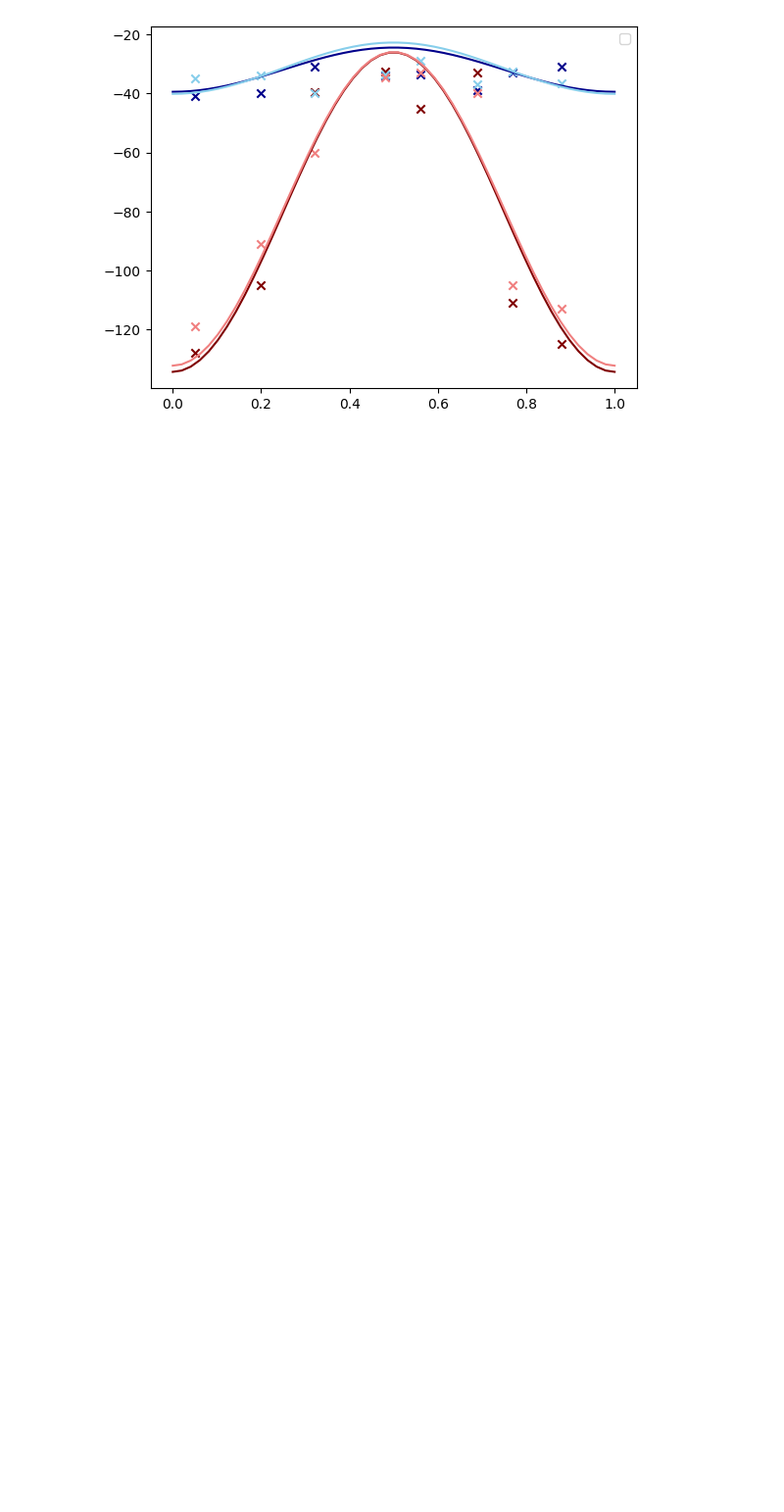
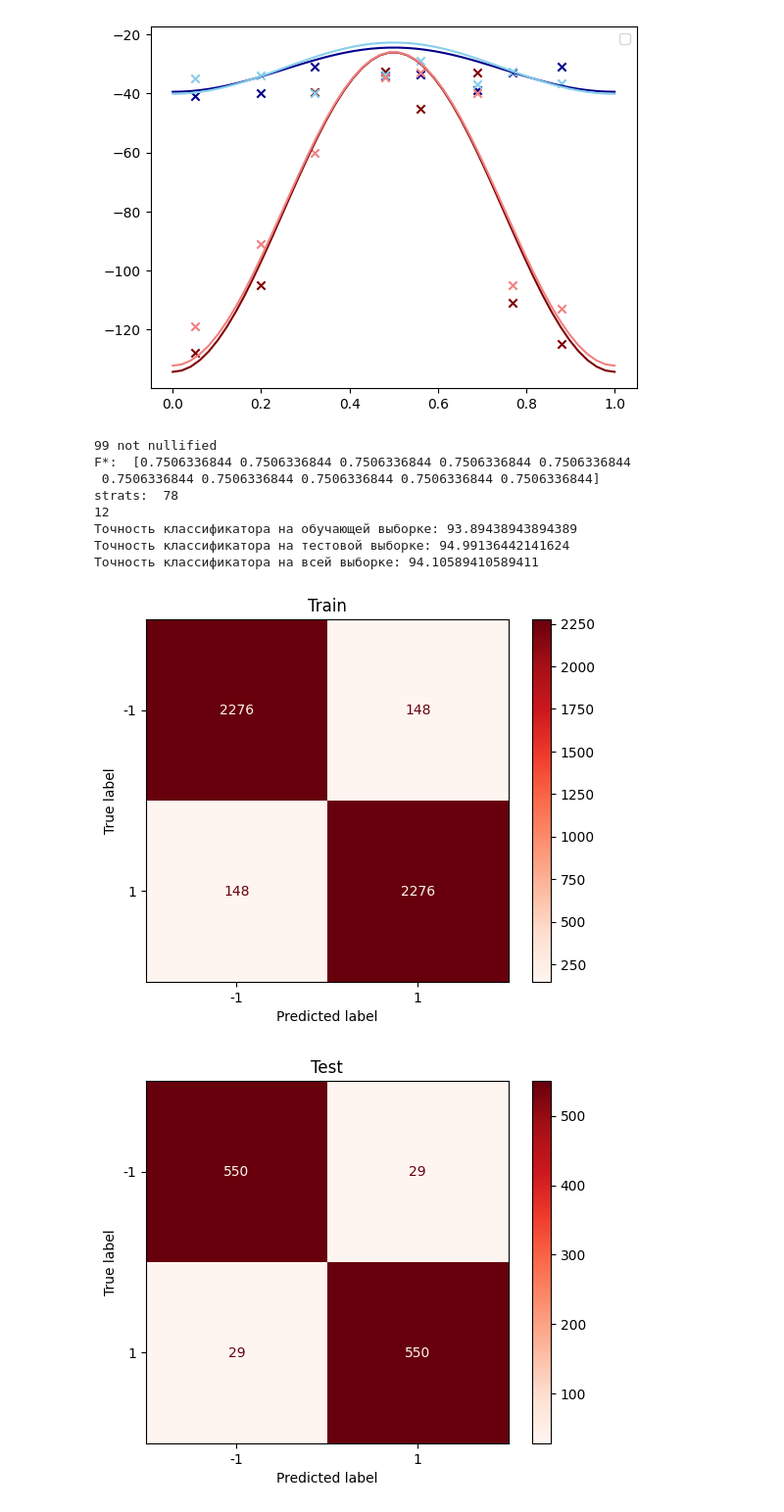
Before and after one commit to Recefi/predator-prey_model, a Jupyter notebook: report.ipynb, the cells around one changed output. Shown at 98% size. Saved outputs shown, nothing was run; the diff lists cells and outputs as text; code cells hidden in the pictures; blank space fills up the shorter version.

```diff
--- a/report.ipynb
+++ b/report.ipynb
@@ -189,3 +190,64 @@ gui.stratSins(-31.9, -7.5, -80.2, -54.2, ax, c_j="darkblue", c_a="maroon", l_j="
 gui.stratSins(-31.4, -8.7, -79.1, -53.2, ax, c_j="skyblue", c_a="lightcoral", l_j="", l_a="")
 # %% [output]
 [figure]
+# %%
+trainSelData = ut.readData("train_sel_data", "dynamic_pred", subDirsName="checkMl")
+testSelData = ut.readData("test_sel_data", "dynamic_pred", subDirsName="checkMl")
+allSelData = ut.readData("all_sel_data", "dynamic_pred", subDirsName="checkMl")
+
+compareParamData = ut.readData("compare_param_data", "dynamic_pred")
+a_j, b_j, g_j, d_j, a_a, b_a, g_a, d_a = compareParamData.loc['restored']
+# a_j = param.alpha_j
+# b_j = param.beta_j
+# g_j = param.gamma_j
+# d_j = param.delta_j
+# a_a = param.alpha_a
+# b_a = param.beta_a
+# g_a = param.gamma_a
+# d_a = param.delta_a
+
+mpData = ut.readData("mp_data", "dynamic_pred")
+stratPopData = ut.readData("strat_pop_data", "dynamic_pred")
+stratData = ut.readData("strat_data", "dynamic_pred")
+rstdPqrsData = gs.calcPqrsData(mpData.loc[stratPopData.index], a_j, b_j, g_j, d_j, a_a, b_a, g_a, d_a)
+rawPopData = gs.calcPopDynamics(rstdPqrsData, tMax=5000, tParts=100000, z0=0.001, F0=0.001, _method="Radau")
+rstdStratPopData, FLim = gs.analyzePopDynamics(stratData.loc[stratPopData.index], rawPopData, 0.01)
+print("strats: ", len(rstdStratPopData.index))
+#gui.mostOptStratSins(rstdStratPopData,3,4, key='t', title="Ранжирование по динамике видов с восст.параметрами")
+
+pred_y = ml.predictByRstdDynamic(stratPopData, rstdStratPopData)
+trainEnd = trainSelData.index[-1]
+for i in range(len(pred_y)):
+    if pred_y.index[i] > trainEnd:
+        pred_y_train = pred_y.loc[:pred_y.index[i-1]]
+        pred_y_test = pred_y.loc[pred_y.index[i]:]
+        break
+
+trainSelData = trainSelData.loc[pred_y_train.index]
+y_train = trainSelData['Actual label']
+testSelData = testSelData.loc[pred_y_test.index]
+y_test = testSelData['Actual label']
+allSelData = allSelData.loc[pred_y.index]
+y = allSelData['Actual label']
+
+print("Точность классификатора на обучающей выборке:", (pred_y_train == y_train).mean()*100)
+print("Точность классификатора на тестовой выборке:", (pred_y_test == y_test).mean()*100)
+print("Точность классификатора на всей выборке:", (pred_y == y).mean()*100)
+ml.drawCM(y_train, pred_y_train, "train", [-1, 1])
+ml.drawCM(y_test, pred_y_test, "test", [-1, 1])
+ml.drawCM(y, pred_y, "all", [-1, 1])
+plt.show()
+ml.checkSelData_2(trainSelData, pred_y_train, "rstd_train")
+ml.checkSelData_2(testSelData, pred_y_test, "rstd_test")
+ml.checkSelData_2(allSelData, pred_y, "rstd_all")
+# %% [output]
+99 not nullified
+F*:  [0.7506336844 0.7506336844 0.7506336844 0.7506336844 0.7506336844
+ 0.7506336844 0.7506336844 0.7506336844 0.7506336844 0.7506336844]
+strats:  78
+12
+Точность классификатора на обучающей выборке: 93.89438943894389
+Точность классификатора на тестовой выборке: 94.99136442141624
+Точность классификатора на всей выборке: 94.10589410589411
+[figure, added]
+[figure, added]
```
Also changed, not shown: parts of 2 cells of this notebook, 4 other files.
